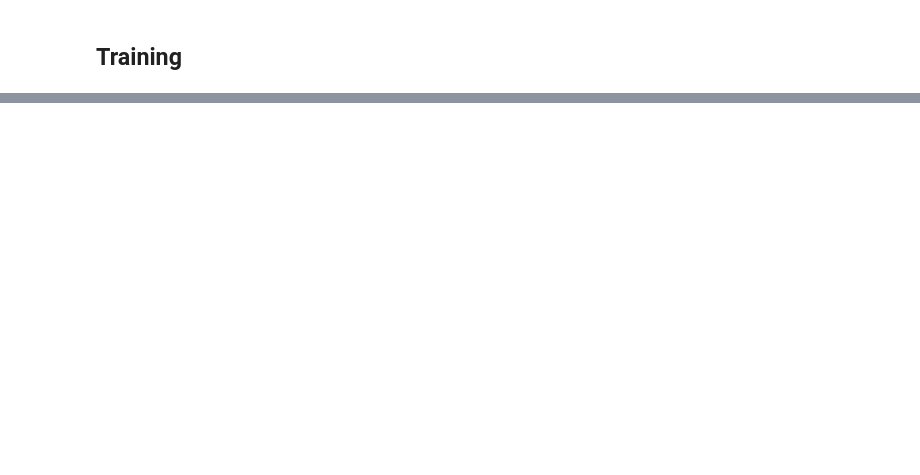
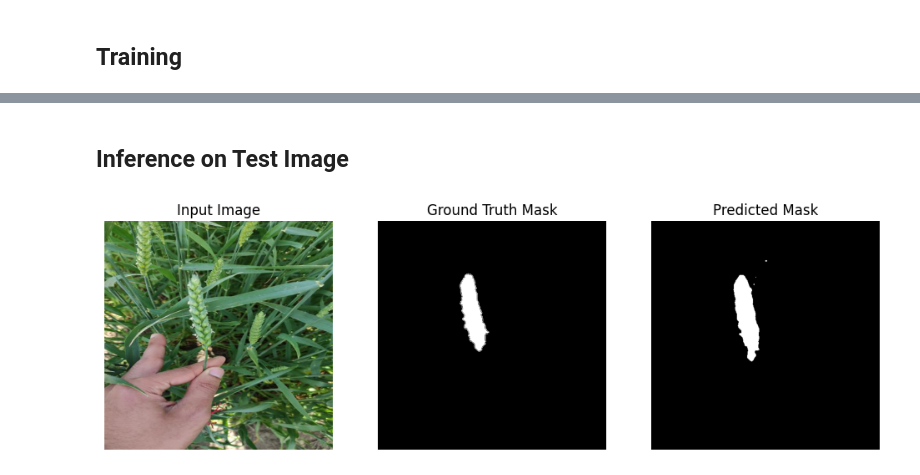
Before and after one commit to Ciampitti-Lab/SegmentationStudy, a Jupyter notebook: notebooks/trainingModels.ipynb, the cells around one changed output, grey strips where cells are left out. Drawn from its saved outputs; the diff is of its cells as text; code cells hidden in the pictures; blank space fills up the shorter version.

```diff
--- a/notebooks/trainingModels.ipynb
+++ b/notebooks/trainingModels.ipynb
@@ -160,15 +156,18 @@ import matplotlib.pyplot as plt
 # %%
 # --- Configuration ---
 EPOCHS = 200
-early_stopping_patience = 10
-best_val_miou = 0
+early_stopping_patience = 5
+best_val_loss = float('inf')
 patience_counter = 0
 scaler = torch.amp.GradScaler('cuda')
 # --- Loss & Optimizer ---
-loss_fn = nn.BCEWithLogitsLoss()  # or nn.BCEWithLogitsLoss() for binary segmentation
-optimizer = optim.SGD(model.parameters(), lr=0.001, momentum=0.9)
-lr_scheduler = optim.lr_scheduler.ReduceLROnPlateau(optimizer, mode='min', factor=0.1, patience=5)
+loss_fn = nn.BCEWithLogitsLoss()
+optimizer = optim.Adam(model.parameters(), lr=0.001)
+lr_scheduler = optim.lr_scheduler.ReduceLROnPlateau(optimizer, mode='min', factor=0.1, patience=3)
 
 checkpoint_path = os.path.join("../models/", CROP + "_" + modelName + "_seg.pt")
 print(f"Model checkpoints will be saved to: {checkpoint_path}")
+
+# --- Tracking ---
+train_losses, val_losses = [], []
 # %% [output]
@@ -273,0 +261,28 @@ KeyboardInterrupt:
+# %% [markdown]
+## Inference on Test Image
+# %%
+import matplotlib.pyplot as plt
+
+# Pick a test image (e.g., the first one)
+test_img, test_mask = test_dataset[0]
+test_img_input = test_img.unsqueeze(0).to(device)  # Add batch dimension
+
+model.eval()
+with torch.no_grad():
+    with torch.cuda.amp.autocast():
+        pred_logits = model(test_img_input)
+        pred_mask = (torch.sigmoid(pred_logits) > 0.5).float().cpu().squeeze().numpy()
+
+# Plot input, ground truth, and prediction
+fig, axs = plt.subplots(1, 3, figsize=(12, 4))
+axs[0].imshow(test_img.permute(1, 2, 0).cpu() * 0.5 + 0.5)  # Unnormalize for display
+axs[0].set_title("Input Image")
+axs[1].imshow(test_mask.squeeze().cpu(), cmap='gray')
+axs[1].set_title("Ground Truth Mask")
+axs[2].imshow(pred_mask, cmap='gray')
+axs[2].set_title("Predicted Mask")
+for ax in axs:
+    ax.axis('off')
+plt.show()
+# %% [output]
+[figure, added]
```
Also changed, not shown: parts of 9 cells of this notebook, 4 other files.
